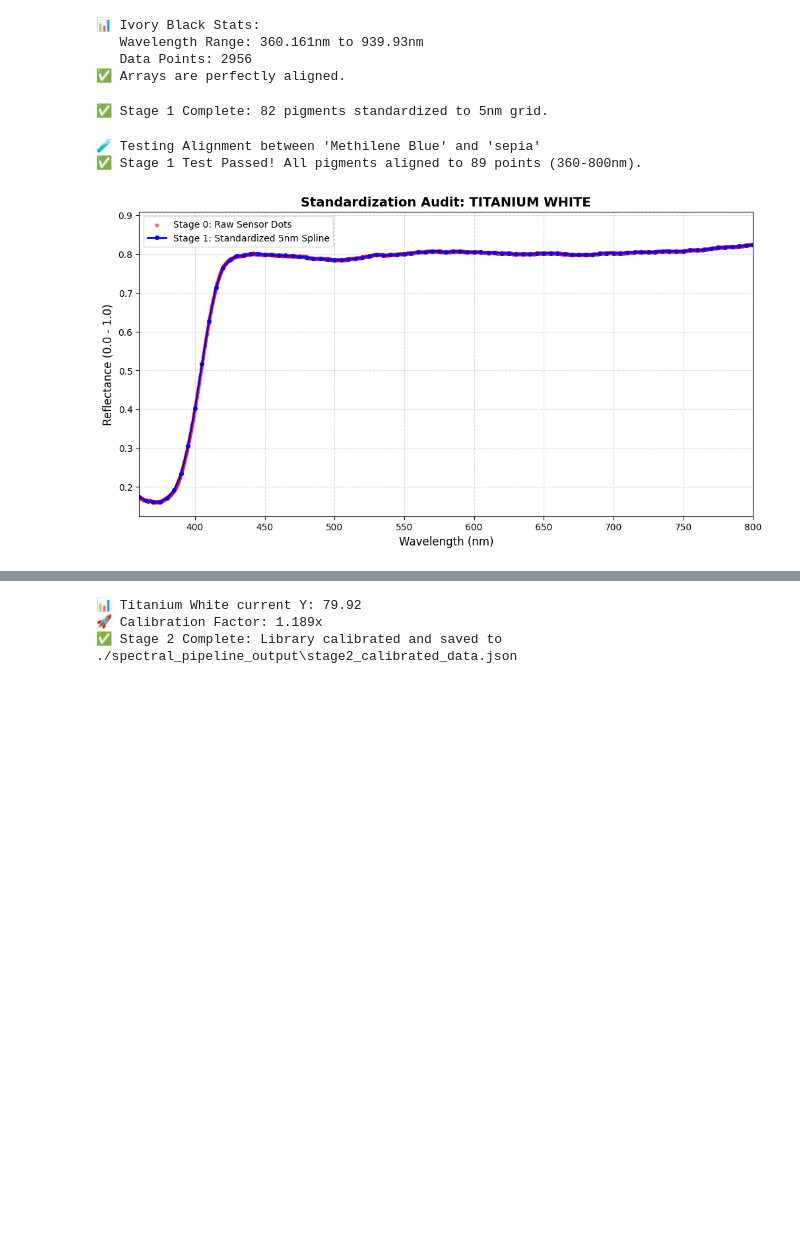
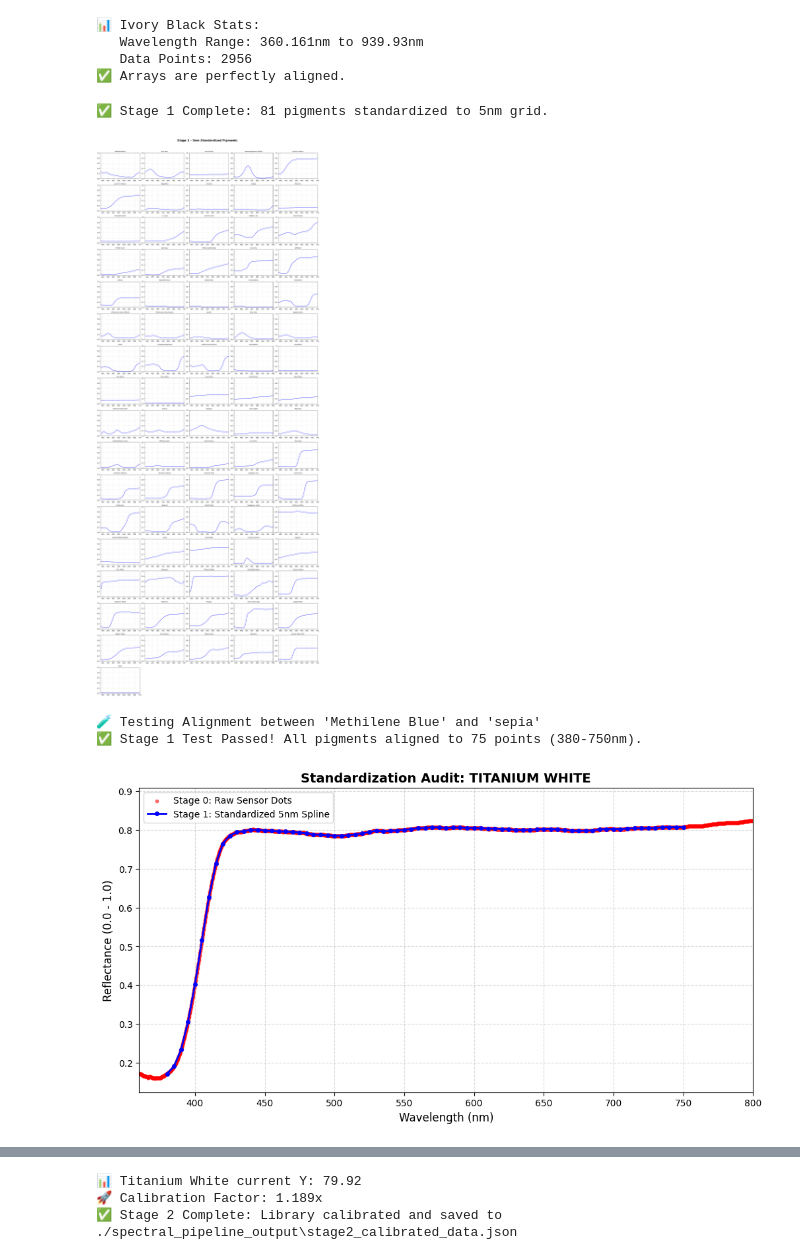
Before and after one commit to oren12321/ReflectanceCurvesDataset, a Jupyter notebook: spectral_pipeline_PoC.ipynb, the cells around one changed output, grey strips where cells are left out. Cells and saved outputs as stored; diff of their text form; code cells hidden in the pictures; blank space fills up the shorter version.

```diff
--- a/spectral_pipeline_PoC.ipynb
+++ b/spectral_pipeline_PoC.ipynb
@@ -102,8 +154,8 @@ def stage1_standardize_data(input_path, output_path):
 
     standardized_library = []
 
-    # Define our target grid: 360 to 800 (inclusive) in 5nm steps = 89 points
-    target_w = np.arange(360, 801, 5)
+    # Define our target grid: 380 to 750 (inclusive) in 5nm steps = 75 points
+    target_w = np.arange(380, 751, 5)
 
     for p in raw_data:
         try:
@@ -115,34 +167,37 @@ def stage1_standardize_data(input_path, output_path):
             # 'bc_type="natural"' ensures the ends of the spectrum don't waggle
             cs = CubicSpline(w_raw, r_raw, bc_type='natural')
 
             # 3. Resample to our 89-point grid
             r_std = cs(target_w)
 
             # 4. Physical Reality Check (Clip values to 0.0 - 1.0)
             r_std = np.clip(r_std, 0.0, 1.0)
 
             standardized_library.append({
                 "index": p['index'],
                 "name": p['name'],
                 "wavelengths": target_w.tolist(),
                 "reflectance": r_std.tolist()
             })
 
         except Exception as e:
             print(f"⚠️ Error standardizing {p['name']}: {e}")
 
     # 5. Save to Stage 1 JSON
     json_path = os.path.join(output_path, "stage1_standardized_data.json")
     with open(json_path, 'w') as f:
         json.dump(standardized_library, f, indent=4)
 
     print(f"✅ Stage 1 Complete: {len(standardized_library)} pigments standardized to 5nm grid.")
     return standardized_library
 
 # --- RUN ---
 stage1_data = stage1_standardize_data(INPUT_JSON, OUTPUT_DIR)
+visualize_pigment_grid("./spectral_pipeline_output/stage1_standardized_data.json",
+                       title="Stage 1 – 5nm Standardized Pigments")
 # %% [output]
-✅ Stage 1 Complete: 82 pigments standardized to 5nm grid.
+✅ Stage 1 Complete: 81 pigments standardized to 5nm grid.
+[figure, added]
 # %%
 def test_stage1_alignment(data_list):
     # Take any two pigments
@@ -151,9 +206,9 @@ def test_stage1_alignment(data_list):
 
     print(f"🧪 Testing Alignment between '{p1['name']}' and '{p2['name']}'")
 
-    # 1. Check length (Should be exactly 89)
-    assert len(p1['reflectance']) == 89, f"P1 length error: {len(p1['reflectance'])}"
-    assert len(p2['reflectance']) == 89, f"P2 length error: {len(p2['reflectance'])}"
+    # 1. Check length (Should be exactly 75)
+    assert len(p1['reflectance']) == 75, f"P1 length error: {len(p1['reflectance'])}"
+    assert len(p2['reflectance']) == 75, f"P2 length error: {len(p2['reflectance'])}"
 
     # 2. Check Wavelength matching
     assert p1['wavelengths'] == p2['wavelengths'], "Wavelength arrays are not identical!"
@@ -161,12 +216,12 @@ def test_stage1_alignment(data_list):
     # 3. Check Decimal range
     assert np.max(p1['reflectance']) <= 1.0, "Reflectance still in percentage!"
 
-    print(f"✅ Stage 1 Test Passed! All pigments aligned to 89 points (360-800nm).")
+    print(f"✅ Stage 1 Test Passed! All pigments aligned to 75 points (380-750nm).")
 
 test_stage1_alignment(stage1_data)
 # %% [output]
 🧪 Testing Alignment between 'Methilene Blue' and 'sepia'
-✅ Stage 1 Test Passed! All pigments aligned to 89 points (360-800nm).
+✅ Stage 1 Test Passed! All pigments aligned to 75 points (380-750nm).
 # %%
 import matplotlib.pyplot as plt
 
@@ -213,4 +268,4 @@ def visualize_standardization_quality(stage0_list, stage1_list, pigment_name="ti
 # Using 'titanium white' as it usually has the most complex curves
 visualize_standardization_quality(stage0_data, stage1_data, "titanium white")
 # %% [output]
-[figure, old version]
+[figure, new version]
```
Also changed, not shown: parts of 11 cells of this notebook, 11 other files.
